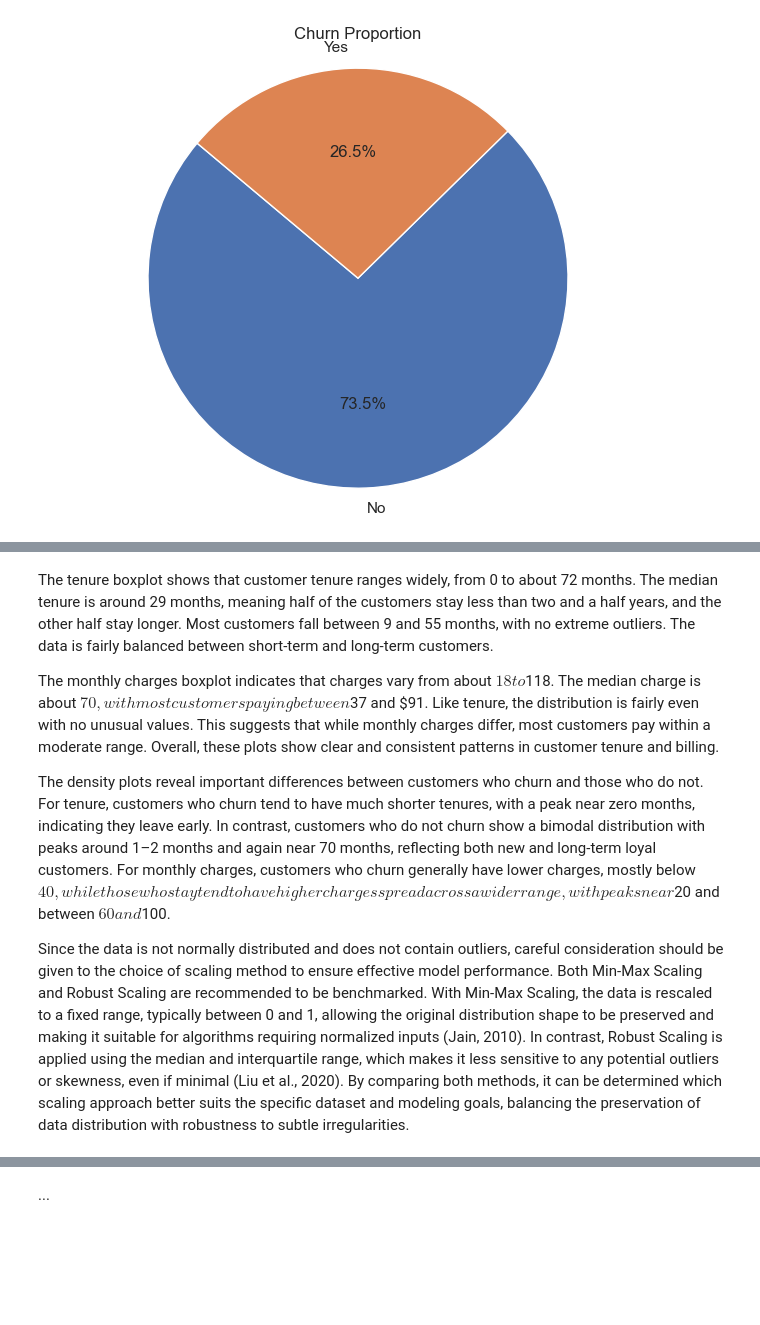
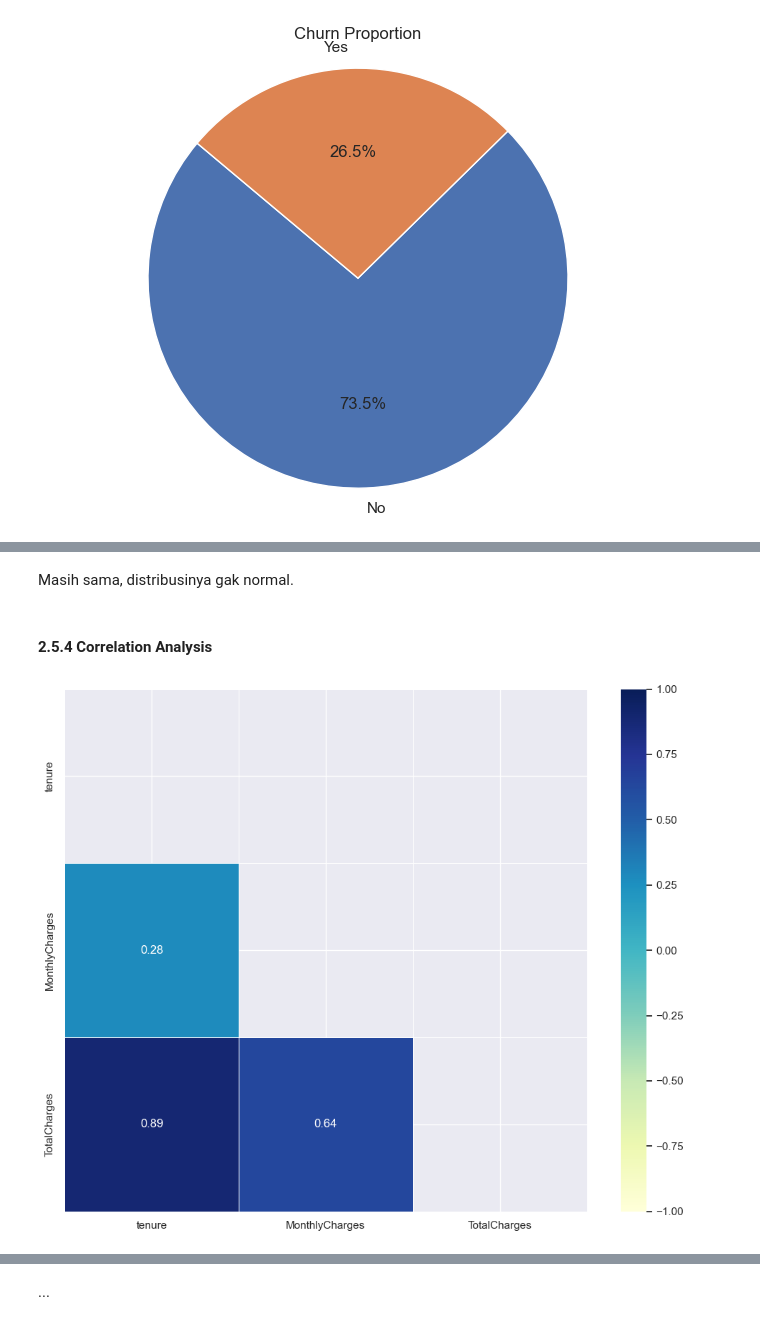
Before and after one commit to hansdarmawann/telco-churn-v2, a Jupyter notebook: notebooks/1.0-sec2.ipynb, the cells around one changed output, grey strips where cells are left out. Saved outputs shown, nothing was run; the diff lists cells and outputs as text; code cells hidden in the pictures; blank space fills up the shorter version.

```diff
--- a/notebooks/1.0-sec2.ipynb
+++ b/notebooks/1.0-sec2.ipynb
@@ -367,8 +290,21 @@ plt.show()
 # %% [markdown]
-The tenure boxplot shows that customer tenure ranges widely, from 0 to about 72 months. The median tenure is around 29 months, meaning half of the customers stay less than two and a half years, and the other half stay longer. Most customers fall between 9 and 55 months, with no extreme outliers. The data is fairly balanced between short-term and long-term customers.
-
-The monthly charges boxplot indicates that charges vary from about $18 to $118. The median charge is about $70, with most customers paying between $37 and $91. Like tenure, the distribution is fairly even with no unusual values. This suggests that while monthly charges differ, most customers pay within a moderate range. Overall, these plots show clear and consistent patterns in customer tenure and billing.
-
-The density plots reveal important differences between customers who churn and those who do not. For tenure, customers who churn tend to have much shorter tenures, with a peak near zero months, indicating they leave early. In contrast, customers who do not churn show a bimodal distribution with peaks around 1–2 months and again near 70 months, reflecting both new and long-term loyal customers. For monthly charges, customers who churn generally have lower charges, mostly below $40, while those who stay tend to have higher charges spread across a wider range, with peaks near $20 and between $60 and $100.
-
-Since the data is not normally distributed and does not contain outliers, careful consideration should be given to the choice of scaling method to ensure effective model performance. Both Min-Max Scaling and Robust Scaling are recommended to be benchmarked. With Min-Max Scaling, the data is rescaled to a fixed range, typically between 0 and 1, allowing the original distribution shape to be preserved and making it suitable for algorithms requiring normalized inputs (Jain, 2010). In contrast, Robust Scaling is applied using the median and interquartile range, which makes it less sensitive to any potential outliers or skewness, even if minimal (Liu et al., 2020). By comparing both methods, it can be determined which scaling approach better suits the specific dataset and modeling goals, balancing the preservation of data distribution with robustness to subtle irregularities.
+Masih sama, distribusinya gak normal.
+# %% [markdown]
+#### 2.5.4 Correlation Analysis
+# %%
+# Compute Spearman correlation matrix for numeric columns
+corr = df.corr(numeric_only=True, method='spearman')
+
+# Create a mask for the upper triangle
+mask = np.triu(np.ones_like(corr, dtype=bool))
+
+plt.figure(figsize=(10, 8))
+
+# 1st subplot: KDE plot for 'tenure' by 'Churn'
+sns.heatmap(corr, mask=mask, annot=True, cmap='YlGnBu', vmin=-1, vmax=1, square=True, linewidths=0.5)
+
+# Adjust layout
+plt.tight_layout()
+plt.show()
+# %% [output]
+[figure, added]
```
Also changed, not shown: parts of 23 cells of this notebook.
